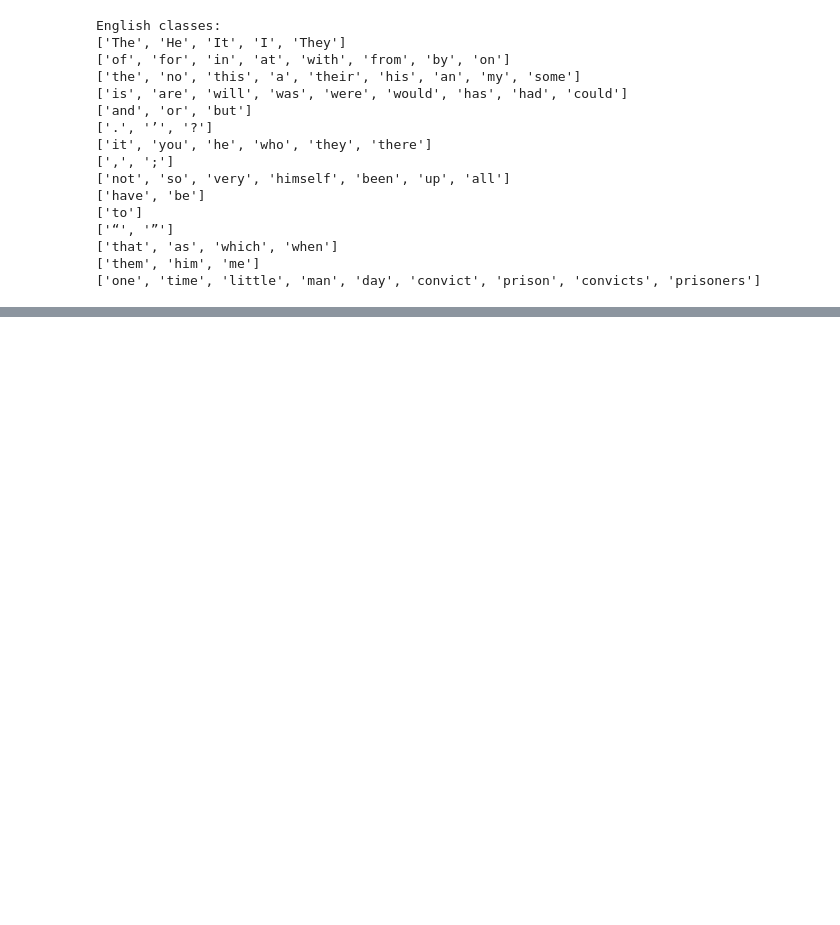
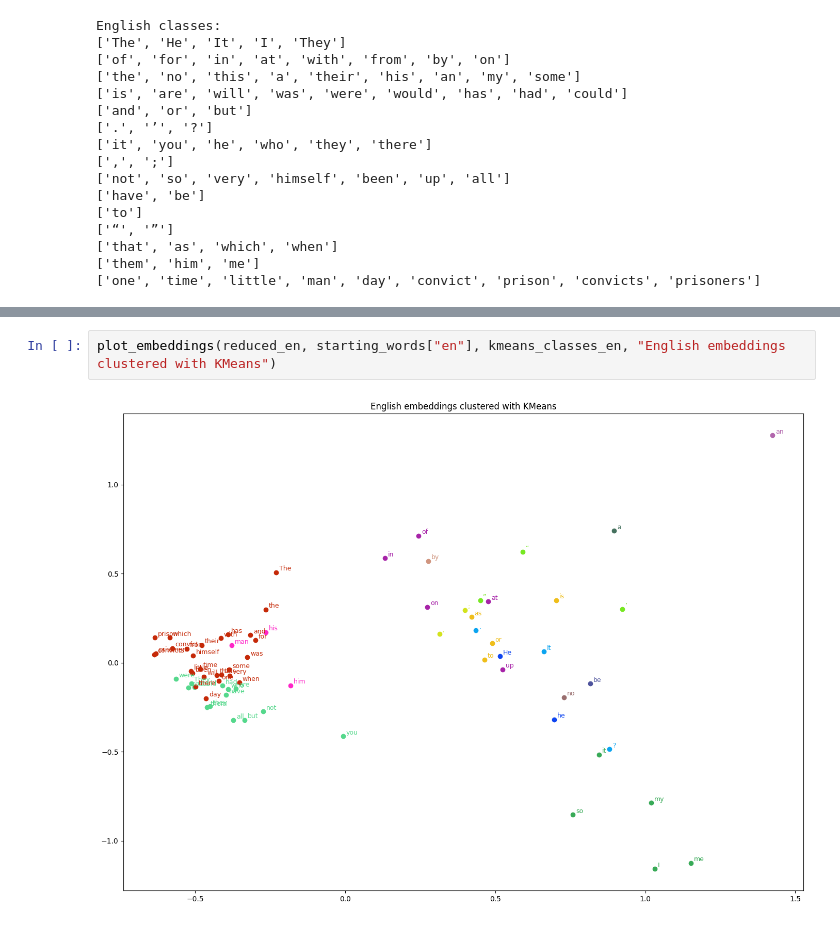
Before and after one commit to patinoboh/nlp, a Jupyter notebook: 02/assignment-02.ipynb, the cells around one changed output, grey strips where cells are left out. Drawn from its saved outputs; the diff is of its cells as text; blank space fills up the shorter version.

```diff
--- a/02/assignment-02.ipynb
+++ b/02/assignment-02.ipynb
@@ -317,0 +347,4 @@ array([-0.01845653, -0.10532278,  0.3126318 , -0.04975438,  0.06101633,
+# %%
+plot_embeddings(reduced_en, starting_words["en"], kmeans_classes_en, "English embeddings clustered with KMeans")
+# %% [output]
+[figure, added]
```
Also changed, not shown: parts of 16 cells of this notebook.
